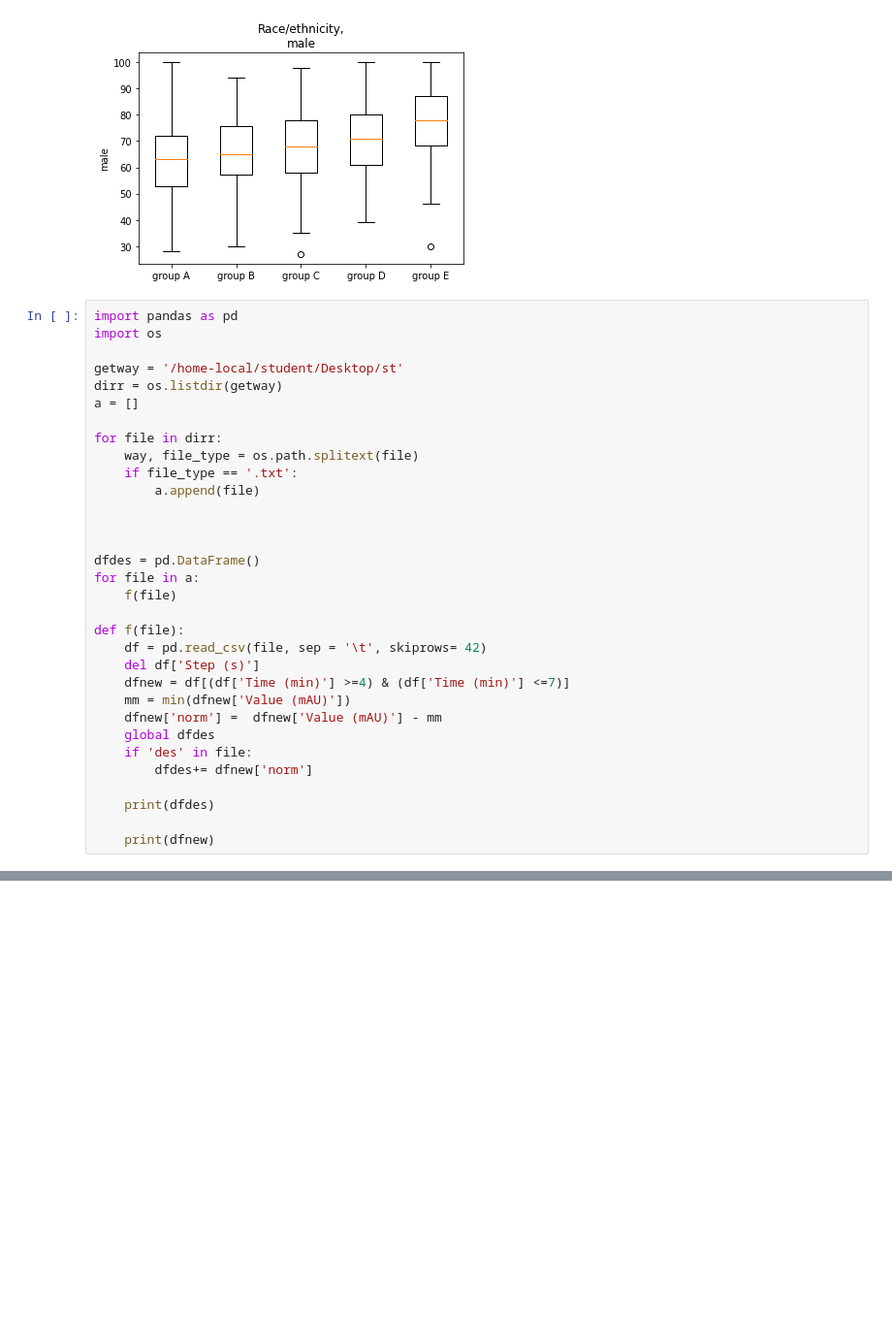
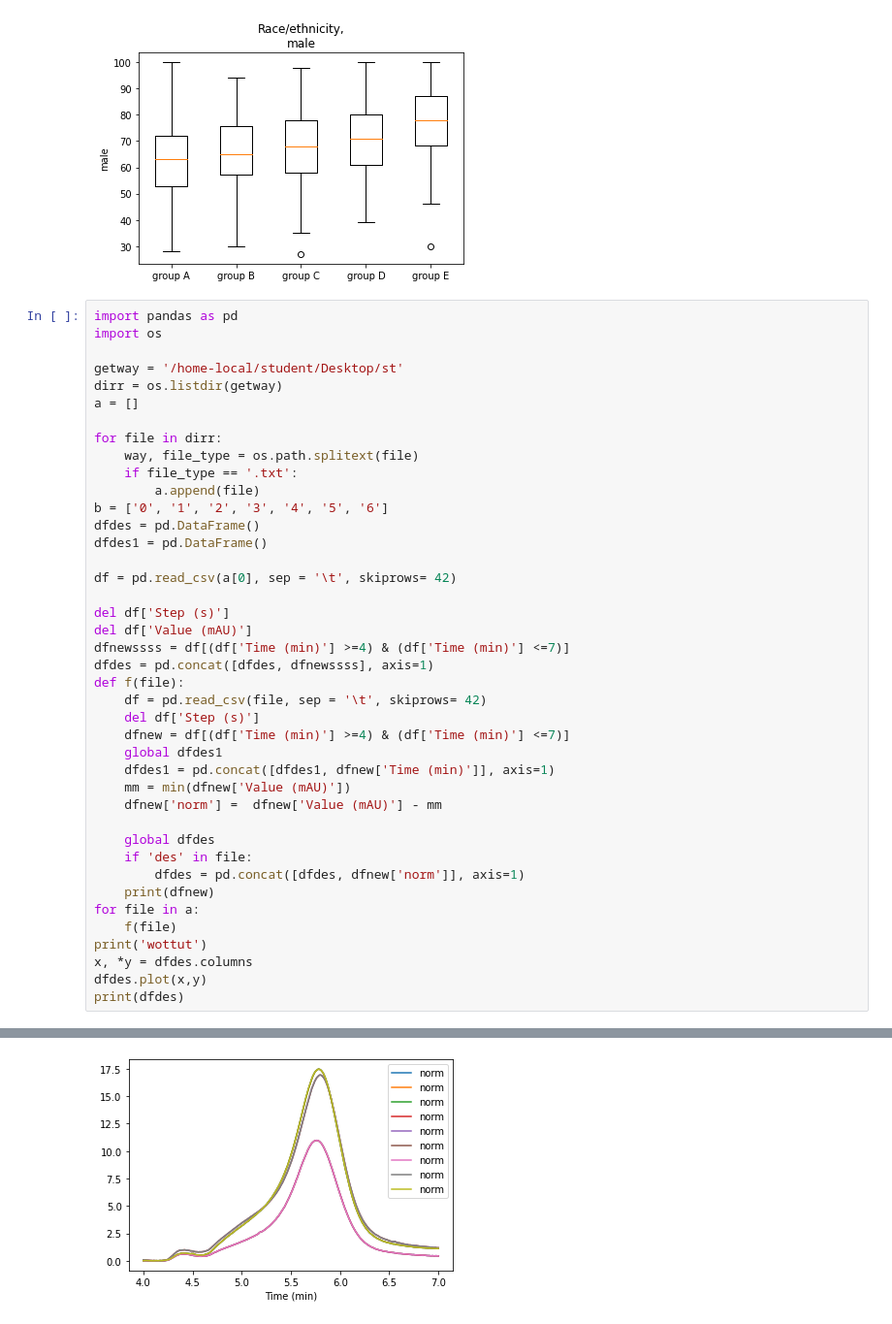
Before and after one commit to Max-xon/infa_2021_ivanov, a Jupyter notebook: labspring/lab0/sv.ipynb, the cells around one changed output, grey strips where cells are left out. Shown at 97% size. Drawn from its saved outputs; the diff is of its cells as text; blank space fills up the shorter version.

```diff
--- a/labspring/lab0/sv.ipynb
+++ b/labspring/lab0/sv.ipynb
@@ -56,26 +56,35 @@ for file in dirr:
     way, file_type = os.path.splitext(file)
     if file_type == '.txt':
         a.append(file)
+b = ['0', '1', '2', '3', '4', '5', '6']
+dfdes = pd.DataFrame()
+dfdes1 = pd.DataFrame()
 
+df = pd.read_csv(a[0], sep = '\t', skiprows= 42)
 
-
-dfdes = pd.DataFrame()
-for file in a:
-    f(file)
-
+del df['Step (s)']
+del df['Value (mAU)']
+dfnewssss = df[(df['Time (min)'] >=4) & (df['Time (min)'] <=7)]
+dfdes = pd.concat([dfdes, dfnewssss], axis=1)
 def f(file):
     df = pd.read_csv(file, sep = '\t', skiprows= 42)
     del df['Step (s)']
     dfnew = df[(df['Time (min)'] >=4) & (df['Time (min)'] <=7)]
+    global dfdes1
+    dfdes1 = pd.concat([dfdes1, dfnew['Time (min)']], axis=1)
     mm = min(dfnew['Value (mAU)'])
     dfnew['norm'] =  dfnew['Value (mAU)'] - mm
+
     global dfdes
     if 'des' in file:
-        dfdes+= dfnew['norm']
-
-    print(dfdes)
-
+        dfdes = pd.concat([dfdes, dfnew['norm']], axis=1)
     print(dfnew)
+for file in a:
+    f(file)
+print('wottut')
+x, *y = dfdes.columns
+dfdes.plot(x,y)
+print(dfdes)
 # %% [output]
 A value is trying to be set on a copy of a slice from a DataFrame.
 Try using .loc[row_indexer,col_indexer] = value instead
@@ -85,0 +123 @@ UnboundLocalError: local variable 'dfdes' referenced before assignment
+[figure, added]
```
Also changed, not shown: parts of 1 cell of this notebook.
